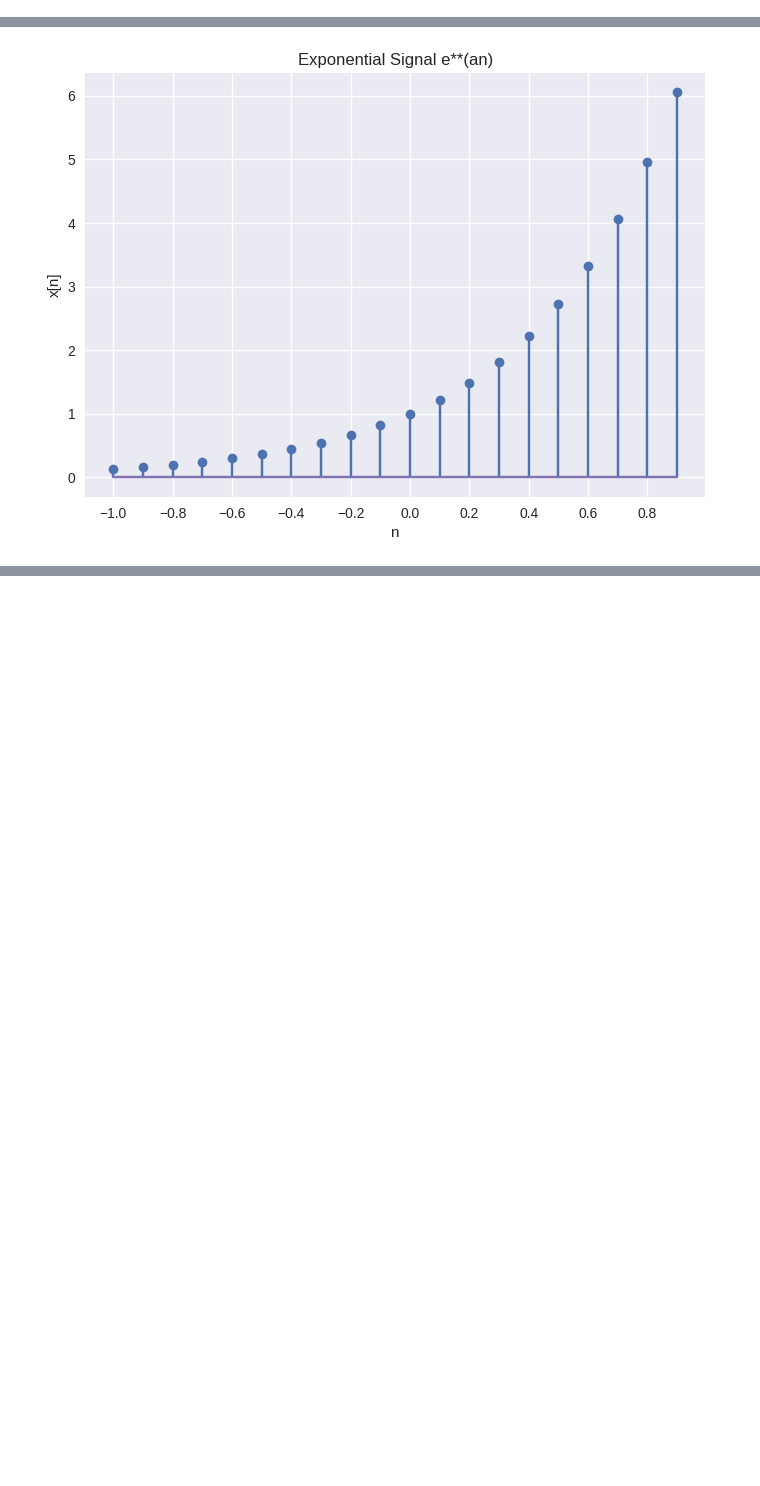
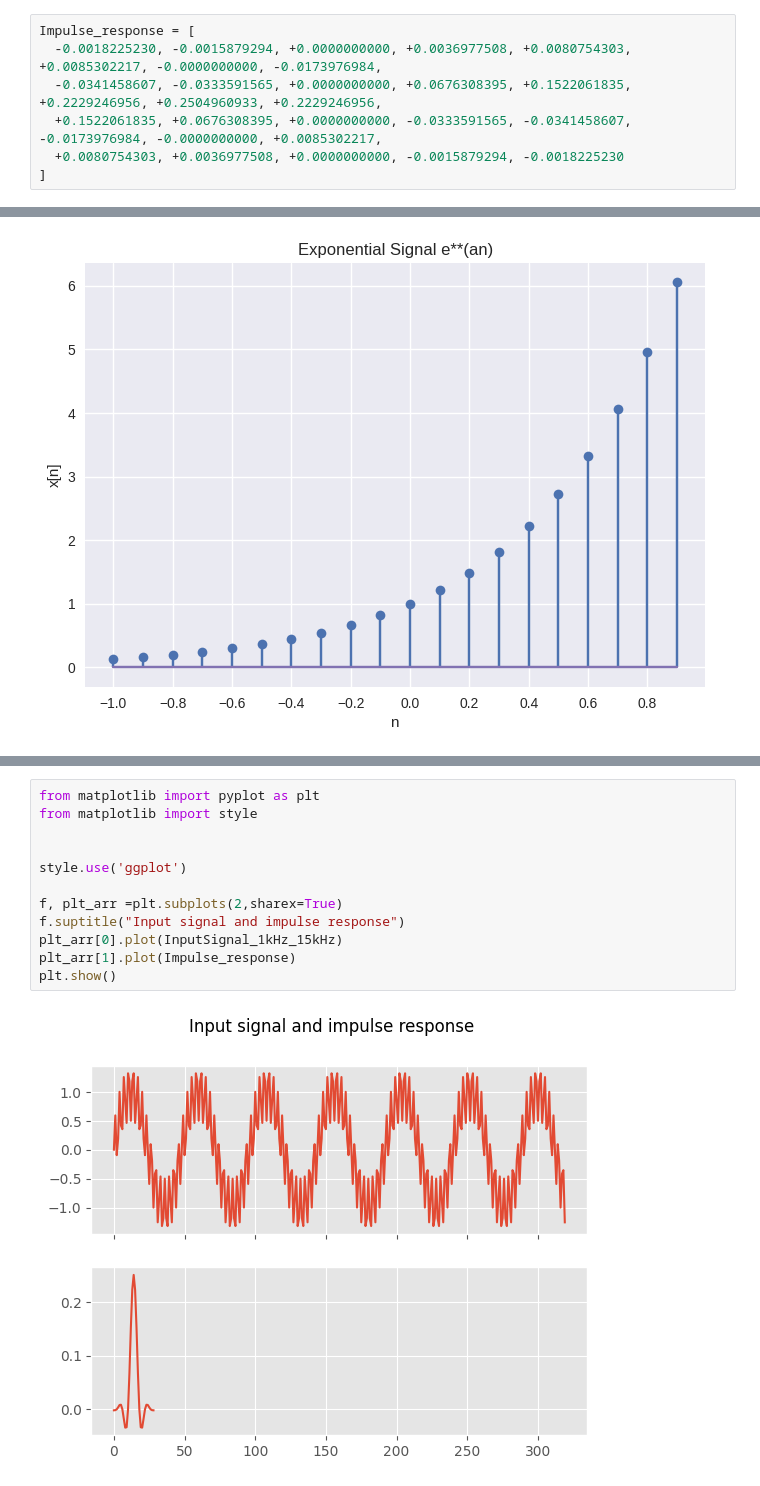
Before and after one commit to raphaelPinheiro26/Processamento-de-Sinais-e-Imagens---Fatec-RP, a Jupyter notebook: Convolução.ipynb, the cells around one changed output, grey strips where cells are left out. Saved outputs shown, nothing was run; the diff lists cells and outputs as text; blank space fills up the shorter version.

```diff
--- a/Convolução.ipynb
+++ b/Convolução.ipynb
@@ -70,6 +70,13 @@ InputSignal_1kHz_15kHz =[
 +0.8660254038, +1.2552931065, +0.3535533906, +0.4174197128, +1.0000000000, +0.1913417162, -0.0947343455, +0.5924659585,
 +0.0000000000, -0.5924659585, +0.0947343455, -0.1913417162, -1.0000000000, -0.4174197128, -0.3535533906, -1.2552931065,
 ]
+# %%
+Impulse_response = [
+  -0.0018225230, -0.0015879294, +0.0000000000, +0.0036977508, +0.0080754303, +0.0085302217, -0.0000000000, -0.0173976984,
+  -0.0341458607, -0.0333591565, +0.0000000000, +0.0676308395, +0.1522061835, +0.2229246956, +0.2504960933, +0.2229246956,
+  +0.1522061835, +0.0676308395, +0.0000000000, -0.0333591565, -0.0341458607, -0.0173976984, -0.0000000000, +0.0085302217,
+  +0.0080754303, +0.0036977508, +0.0000000000, -0.0015879294, -0.0018225230
+]
 # %% [markdown]
 #Sistemas
 - Quando um sinal produz um outro sinal de saída
@@ -218,0 +223,14 @@ Escolha uma das funções do exercício anterior e faça as seguintes Transforma
+# %%
+from matplotlib import pyplot as plt
+from matplotlib import style
+
+
+style.use('ggplot')
+
+f, plt_arr =plt.subplots(2,sharex=True)
+f.suptitle("Input signal and impulse response")
+plt_arr[0].plot(InputSignal_1kHz_15kHz)
+plt_arr[1].plot(Impulse_response)
+plt.show()
+# %% [output]
+[figure, added]
```
Also changed, not shown: parts of 5 cells of this notebook.
